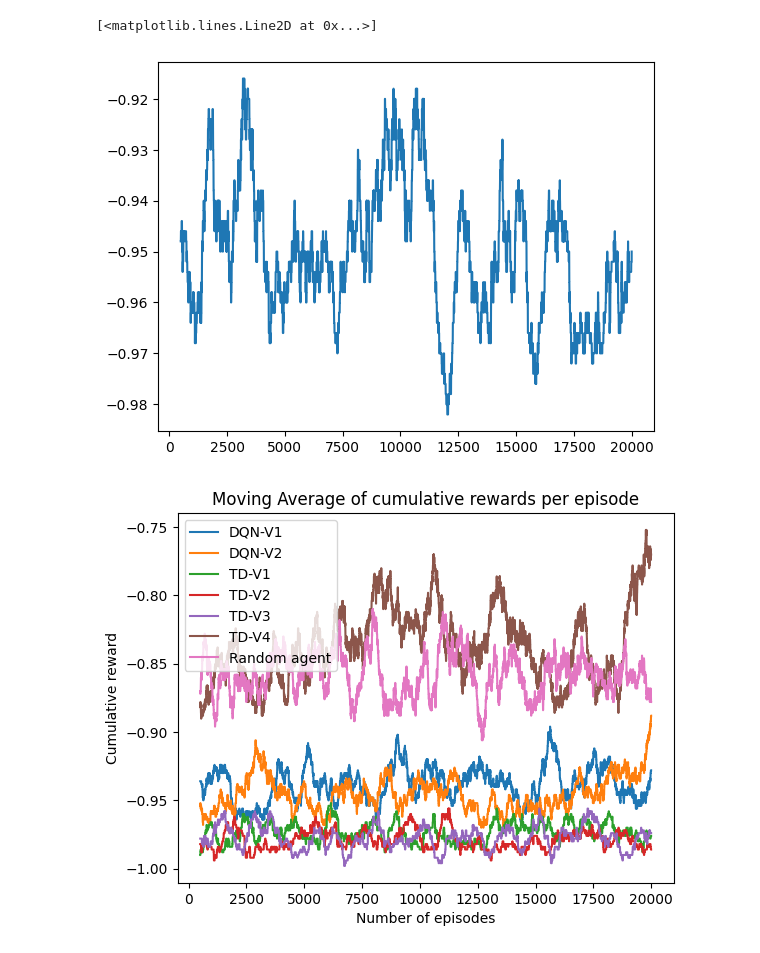
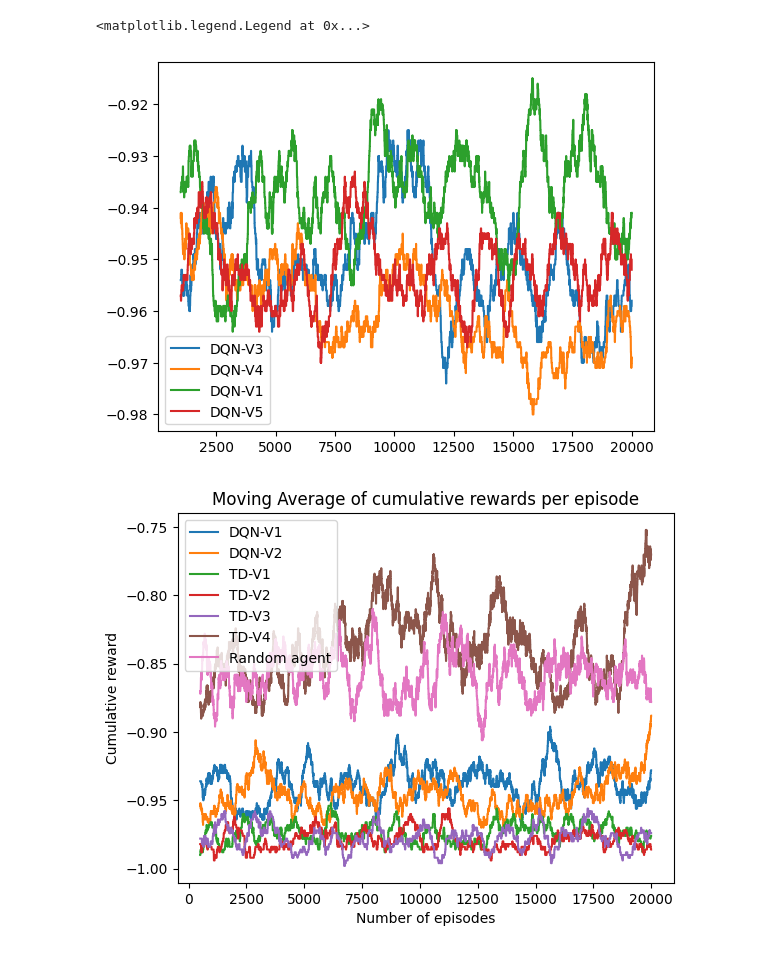
Before and after one commit to fredpell1/snake-RL, a Jupyter notebook: src/plot.ipynb, the cells around one changed output. Cells and saved outputs as stored; diff of their text form; code cells hidden in the pictures.

```diff
--- a/src/plot.ipynb
+++ b/src/plot.ipynb
@@ -3,8 +3,10 @@ import matplotlib.pyplot as plt
 import numpy as np
 # %%
 rewards_dqn_v1 = np.loadtxt('../outputs/dqn-v1.txt')
-rewards_dqn_v2 = np.loadtxt('../outputs/dqn-v2.txt')[:20000]
+rewards_dqn_v2 = np.loadtxt('../outputs/dqn-v2.txt')
 rewards_dqn_v3 = np.loadtxt('../outputs/dqn-v3.txt')
+rewards_dqn_v4 = np.loadtxt('../outputs/dqn-v4.txt')
+rewards_dqn_v5 = np.loadtxt('../outputs/dqn-v5.txt')
 rewards_td_v1 = np.loadtxt('../outputs/td-v1.txt')
 rewards_td_v2 = np.loadtxt('../outputs/td-v2.txt')
 rewards_td_v3 = np.loadtxt('../outputs/td-v3.txt')
@@ -19,12 +21,15 @@ def running_average(window_size, data):
         average_data.insert(0, np.nan)
     return average_data
 # %%
-plt.plot(running_average(500,rewards_dqn_v3), label='DQN-V3')
-plt.plot(running_average(500,rewards_dqn_v1), label='DQN-V1')
-plt.plot(running_average(500,rewards_dqn_v2), label='DQN-V2')
+plt.plot(running_average(1000,rewards_dqn_v3[:20000]), label='DQN-V3')
+plt.plot(running_average(1000,rewards_dqn_v4[:20000]), label='DQN-V4')
+plt.plot(running_average(1000,rewards_dqn_v1), label='DQN-V1')
+#plt.plot(running_average(1000,rewards_dqn_v2)[:20000], label='DQN-V2')
+plt.plot(running_average(1000, rewards_dqn_v5), label='DQN-V5')
+plt.legend()
 # %% [output]
-[<matplotlib.lines.Line2D at 0x...>]
+<matplotlib.legend.Legend at 0x...>
-[figure, old version]
+[figure, new version]
 # %%
 def plot_running_averages():
     plt.plot(running_average(500,rewards_dqn_v1), label='DQN-V1')
```
Also changed, not shown: 2 other files.
